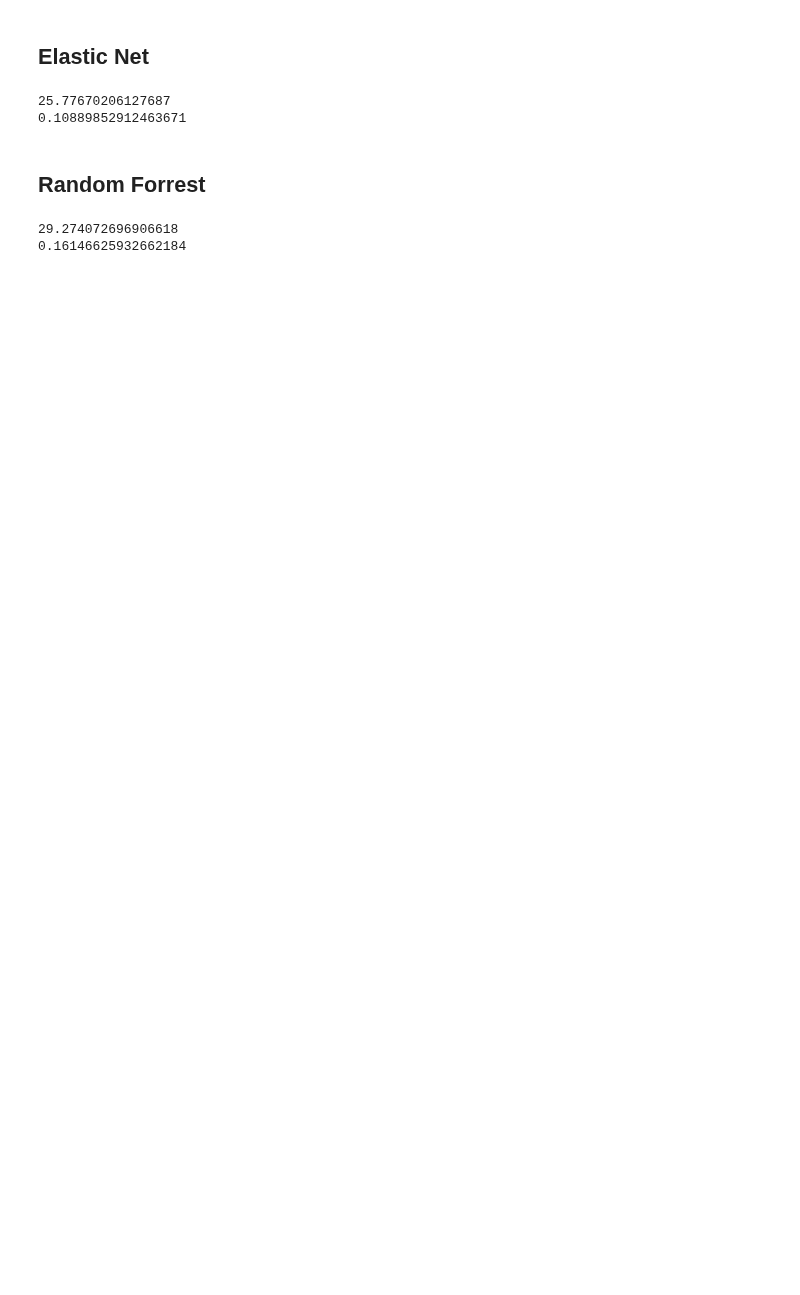
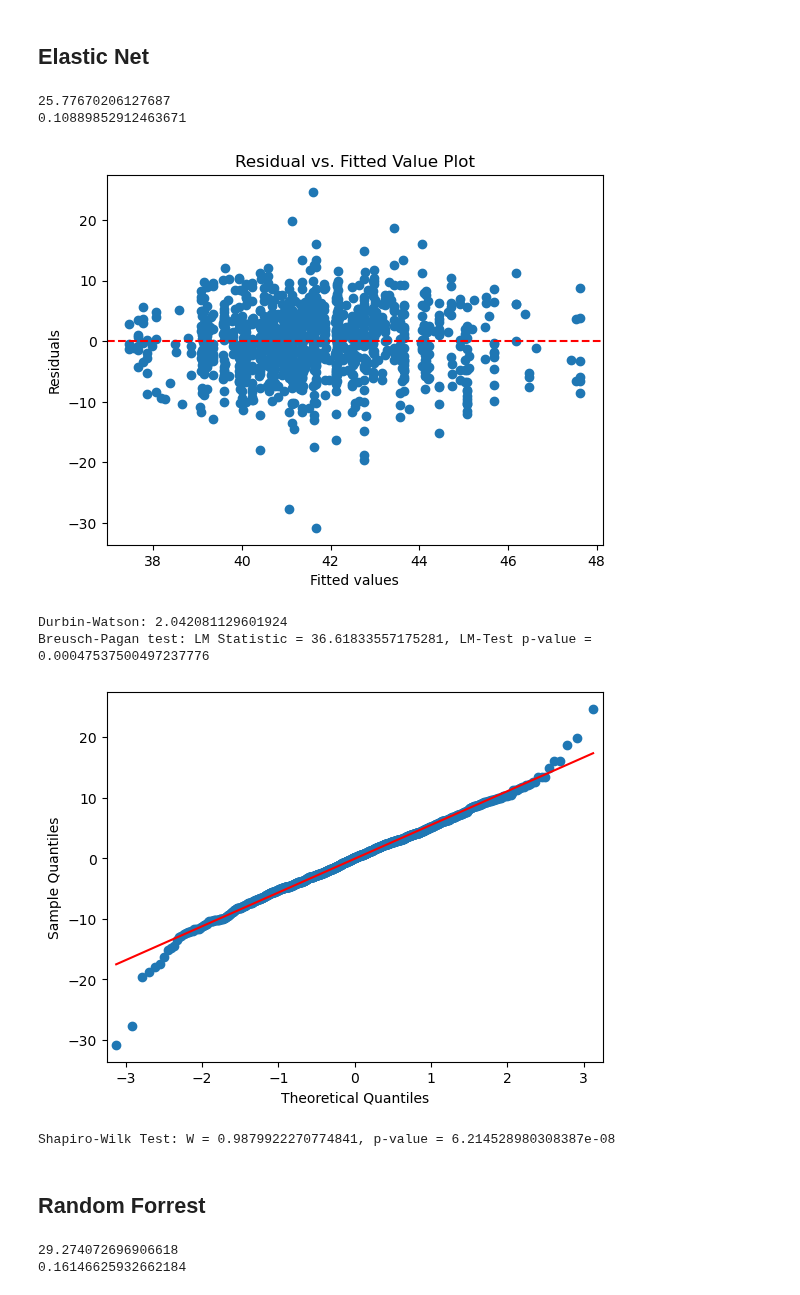
Before and after one commit to Gr-Elena/isds2023_group31, a Jupyter notebook: codes/modeling/Model.ipynb, the cells around one changed output. Cells and saved outputs as stored; diff of their text form; code cells hidden in the pictures; blank space fills up the shorter version.

```diff
--- a/codes/modeling/Model.ipynb
+++ b/codes/modeling/Model.ipynb
@@ -135,6 +135,37 @@ print(r2_EN)
 # %% [output]
 25.77670206127687
 0.10889852912463671
+# %%
+residuals = y_test - y_pred_EN
+
+# Linearity - Residual Plot
+plt.scatter(y_pred_EN, residuals)
+plt.axhline(0, color='red', linestyle='--')
+plt.title("Residual vs. Fitted Value Plot")
+plt.xlabel("Fitted values")
+plt.ylabel("Residuals")
+plt.show()
+
+# Independence - Durbin-Watson
+dw = sm.stats.durbin_watson(residuals)
+print("Durbin-Watson:", dw)
+
+# Homoscedasticity - Breusch-Pagan
+bp_test = sms.het_breuschpagan(residuals, sm.add_constant(X_test))
+print(f"Breusch-Pagan test: LM Statistic = {bp_test[0]}, LM-Test p-value = {bp_test[1]}")
+
+# Normality - QQ-Plot and Shapiro-Wilk
+sm.qqplot(residuals, line='s')
+plt.show()
+
+shapiro_test = shapiro(residuals)
+print(f"Shapiro-Wilk Test: W = {shapiro_test[0]}, p-value = {shapiro_test[1]}")
+# %% [output]
+[figure, added]
+Durbin-Watson: 2.042081129601924
+Breusch-Pagan test: LM Statistic = 36.61833557175281, LM-Test p-value = 0.00047537500497237776
+[figure, added]
+Shapiro-Wilk Test: W = 0.9879922270774841, p-value = 6.214528980308387e-08
 # %% [markdown]
 ## Random Forrest
 # %%
```
Also changed, not shown: parts of 3 cells of this notebook.
